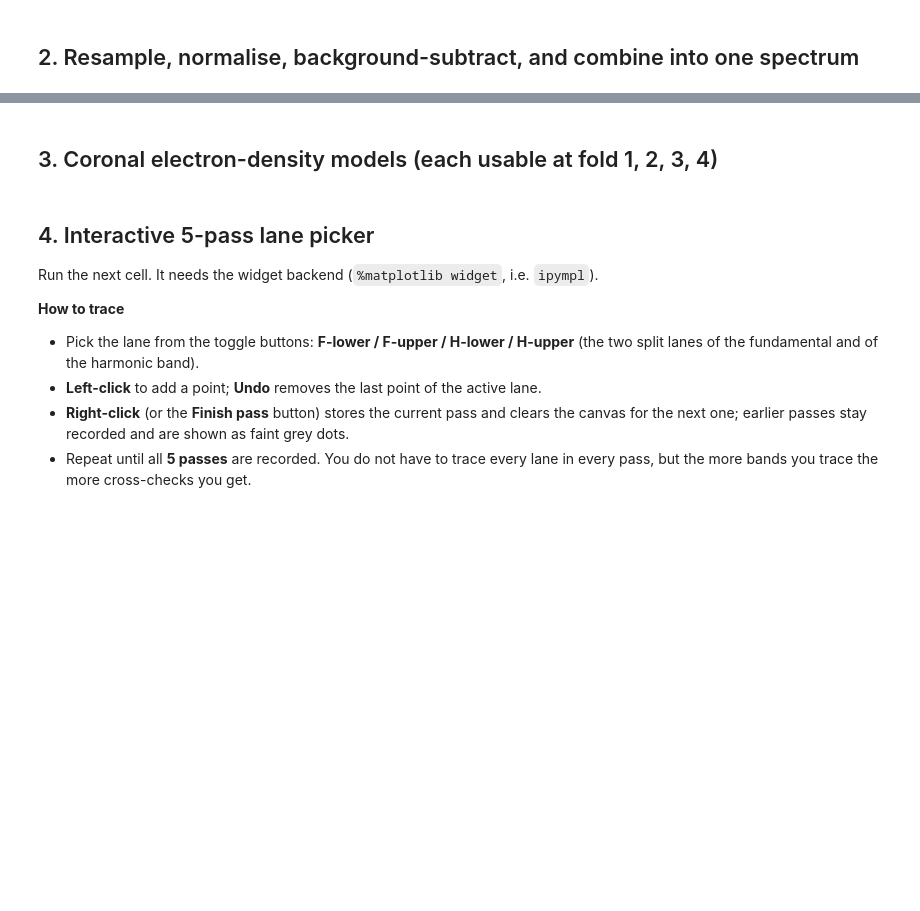
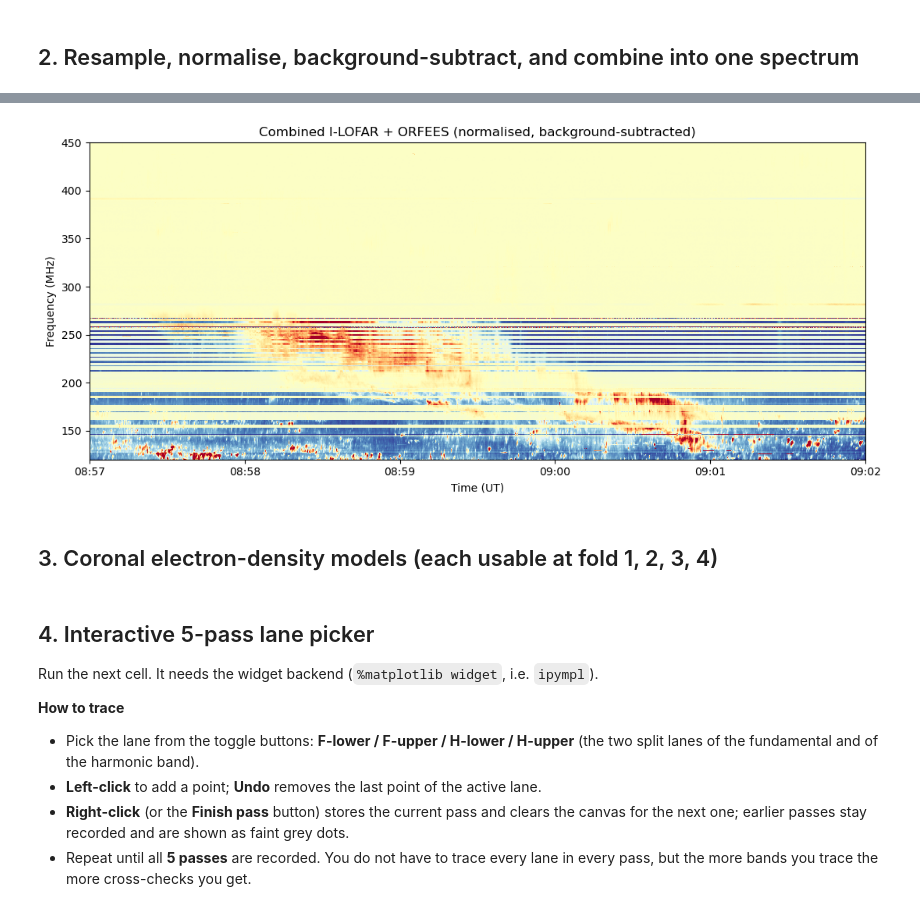
Before and after one commit to MohamedNedal/dias_work, a Jupyter notebook: 20251006/trace_type2_ilofar_orfees.ipynb, the cells around one changed output, grey strips where cells are left out. Saved outputs shown, nothing was run; the diff lists cells and outputs as text; code cells hidden in the pictures; blank space fills up the shorter version.

```diff
--- a/20251006/trace_type2_ilofar_orfees.ipynb
+++ b/20251006/trace_type2_ilofar_orfees.ipynb
@@ -122,9 +201,12 @@ odata_bs = odata - np.tile(np.nanmean(odata, 0), (odata.shape[0], 1))
 
 orfees_times = Time(orfees[0].header['DATE-OBS']) + (orfees[2].data['TIME_B1'] / 1000) * u.s
 orfees_freqs = np.hstack([orfees[1].data[f'FREQ_B{i}'] for i in range(1, 6)])    # MHz
-orf_times = pd.to_datetime(orfees_times.datetime)
-orf_freqs = np.asarray(orfees_freqs, float)
+# FREQ_B fields come back as row-vectors (1, N); flatten to 1-D
+orf_freqs = np.asarray(orfees_freqs).reshape(-1).astype(float)
+orf_times = pd.to_datetime(np.asarray(orfees_times.datetime).reshape(-1))
 orf_data  = odata_bs.T                                                           # (freq, time)
-print('ORFEES  ', orf_data.shape, f'{orf_freqs.min():.0f}-{orf_freqs.max():.0f} MHz')
+orf_dt_ms = float(np.median(np.diff(orf_times.values)) / np.timedelta64(1, 'ms'))
+print('ORFEES  ', orf_data.shape, f'{orf_freqs.min():.0f}-{orf_freqs.max():.0f} MHz',
+      f'| native cadence ~ {orf_dt_ms:.0f} ms')
 # %% [output]
 /home/mnedal/data/ORFEES/int_orf20251006_085500_0.1.fts
@@ -168,14 +250,18 @@ ValueError: Index data must be 1-dimensional
 # %%
 # quick look at the combined, normalised spectrum over the event window
-fig, ax = plt.subplots(figsize=(11, 5))
+fig, ax = plt.subplots(figsize=[11,5])
 vmin, vmax = np.nanpercentile(comb_ft, (5, 99))
 ax.pcolormesh(comb_times, freqs_comb, comb_ft, cmap='RdYlBu_r',
-              vmin=vmin, vmax=vmax, shading='auto')
+              # vmin=vmin, vmax=vmax,
+              shading='auto')
 ax.set_ylim(120, 450)
 ax.xaxis.set_major_formatter(mdates.DateFormatter('%H:%M'))
 ax.set_xlabel('Time (UT)'); ax.set_ylabel('Frequency (MHz)')
 ax.set_title('Combined I-LOFAR + ORFEES (normalised, background-subtracted)')
-fig.tight_layout(); plt.show()
+fig.tight_layout()
+plt.show()
+# %% [output]
+[figure, added]
 # %% [markdown]
 ## 3. Coronal electron-density models (each usable at fold 1, 2, 3, 4)
 # %%
```
Also changed, not shown: parts of 9 cells of this notebook, 1 other file.
